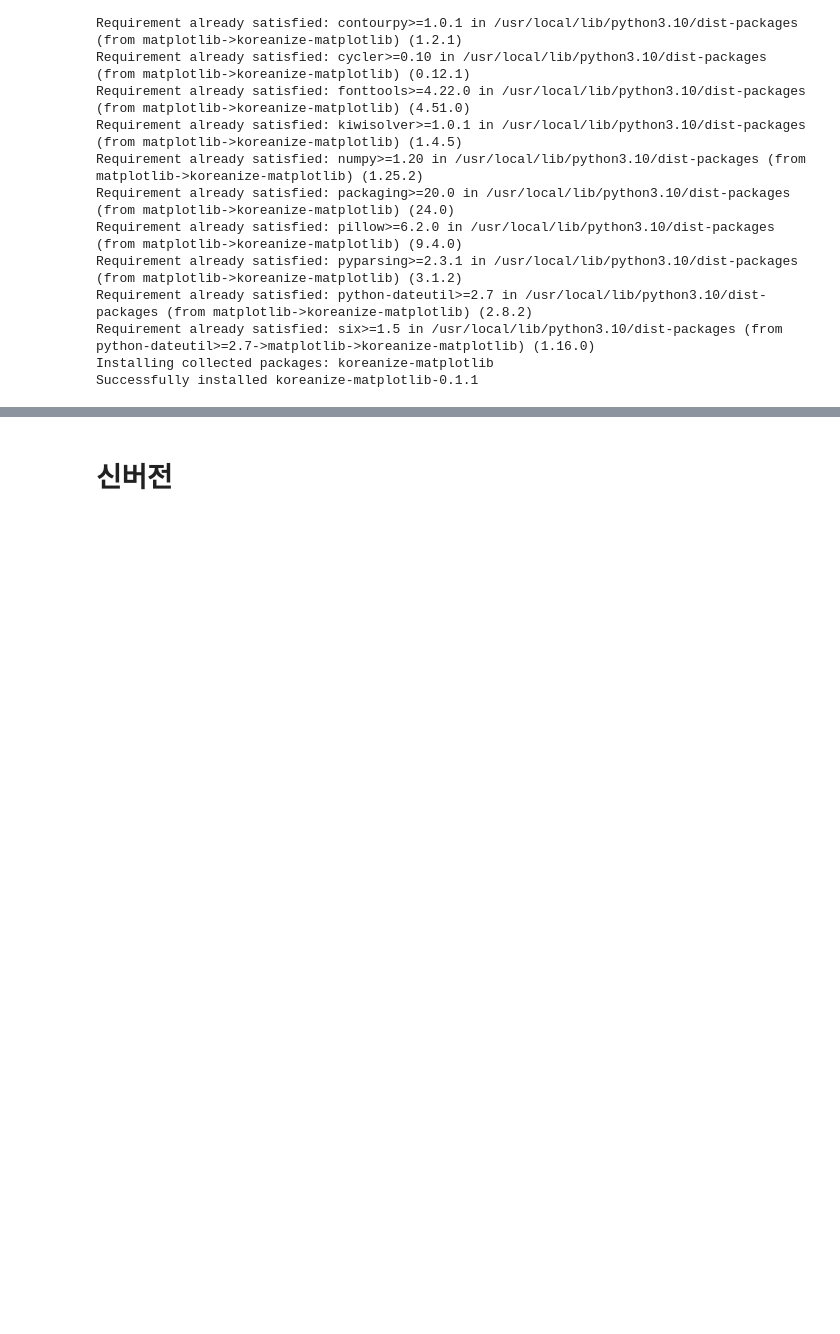
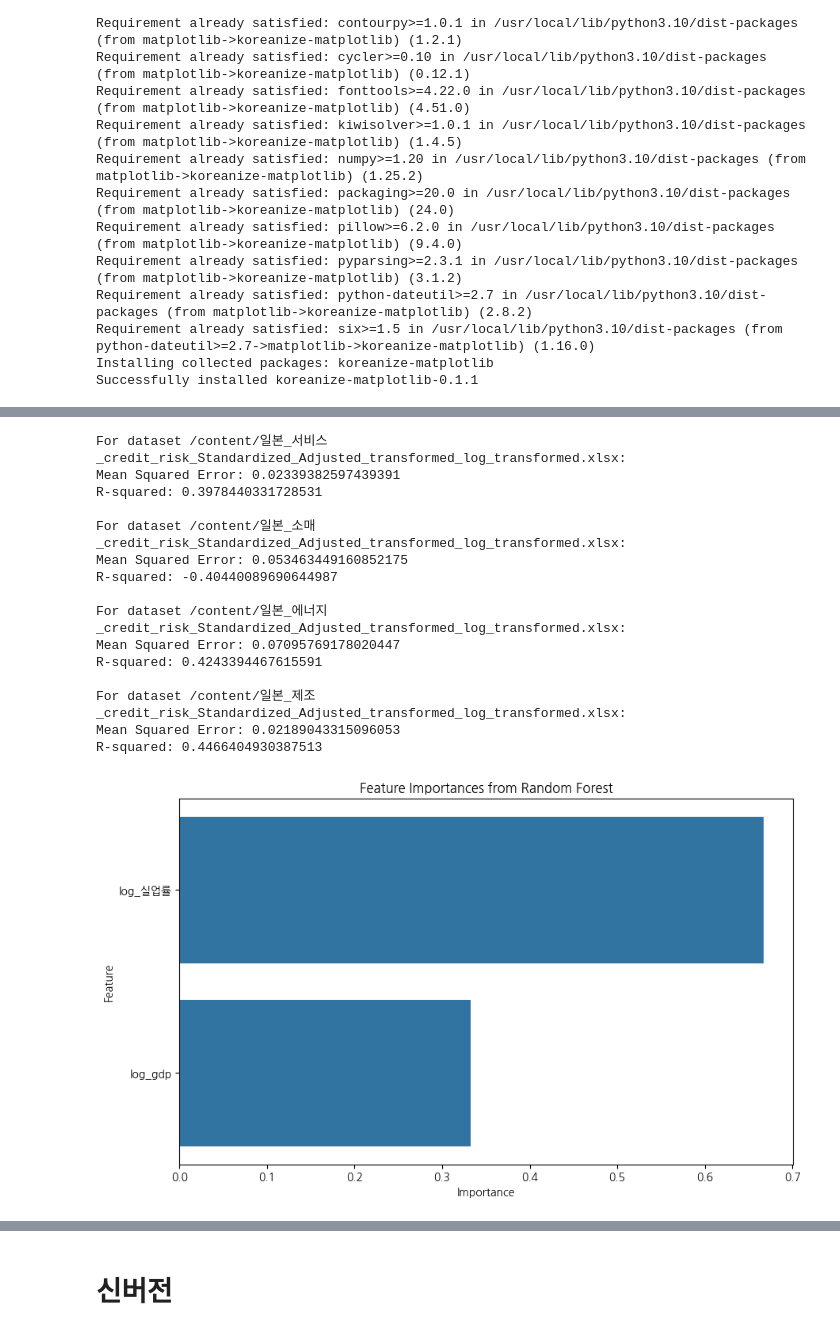
Before and after one commit to caxios/-, a Jupyter notebook: 금리_분석예시.ipynb, the cells around one changed output, grey strips where cells are left out. Drawn from its saved outputs; the diff is of its cells as text; code cells hidden in the pictures; blank space fills up the shorter version.

```diff
--- a/금리_분석예시.ipynb
+++ b/금리_분석예시.ipynb
@@ -30,0 +607,67 @@ import koreanize_matplotlib
+# %%
+rf = RandomForestRegressor(n_estimators=100, random_state=42)
+
+for file_path in japan_file_paths:
+    # Load the provided Excel file
+    data = pd.read_excel(file_path)
+
+    # Extract the relevant columns and drop any missing values
+    filtered_data = data[['log_gdp', 'log_실업률', 'log_avg_cr']].dropna()
+
+    # Split the data into features (X) and target (y)
+    X = filtered_data[['log_gdp', 'log_실업률']]
+    y = filtered_data['log_avg_cr']
+
+    # Split the data into training and testing sets
+    X_train, X_test, y_train, y_test = train_test_split(X, y, test_size=0.2, random_state=42)
+
+    # Fit the model to the training data
+    rf.fit(X_train, y_train)
+
+    # Predict on the test data
+    y_pred = rf.predict(X_test)
+
+    # Evaluate the model
+    mse = mean_squared_error(y_test, y_pred)
+    r2 = r2_score(y_test, y_pred)
+
+    print(f'For dataset {file_path}:')
+    print(f'Mean Squared Error: {mse}')
+    print(f'R-squared: {r2}\n')
+
+# Save the trained model to a file
+# model_filename = 'random_forest_model.pkl'
+# joblib.dump(rf, model_filename)
+# print(f"Model saved to {model_filename}")
+
+# Get feature importances
+feature_importances = rf.feature_importances_
+
+# Create a DataFrame for visualization
+importance_df = pd.DataFrame({
+    'Feature': X.columns,
+    'Importance': feature_importances
+}).sort_values(by='Importance', ascending=False)
+
+# Plot feature importances
+plt.figure(figsize=(10, 6))
+sns.barplot(x='Importance', y='Feature', data=importance_df)
+plt.title('Feature Importances from Random Forest')
+plt.show()
+# %% [output]
+For dataset /content/일본_서비스_credit_risk_Standardized_Adjusted_transformed_log_transformed.xlsx:
+Mean Squared Error: 0.02339382597439391
+R-squared: 0.3978440331728531
+
+For dataset /content/일본_소매_credit_risk_Standardized_Adjusted_transformed_log_transformed.xlsx:
+Mean Squared Error: 0.053463449160852175
+R-squared: -0.40440089690644987
+
+For dataset /content/일본_에너지_credit_risk_Standardized_Adjusted_transformed_log_transformed.xlsx:
+Mean Squared Error: 0.07095769178020447
+R-squared: 0.4243394467615591
+
+For dataset /content/일본_제조_credit_risk_Standardized_Adjusted_transformed_log_transformed.xlsx:
+Mean Squared Error: 0.02189043315096053
+R-squared: 0.4466404930387513
+[figure, added]
```
Also changed, not shown: parts of 40 cells of this notebook.
